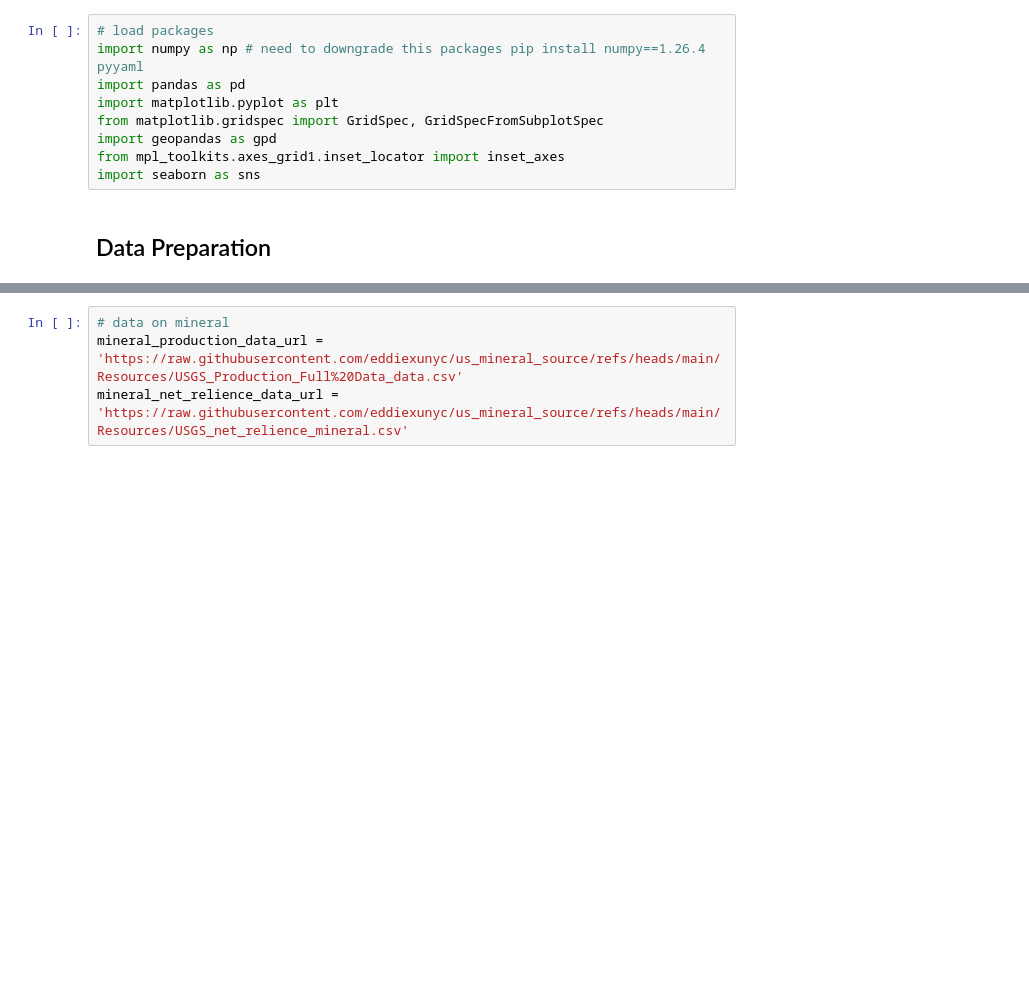
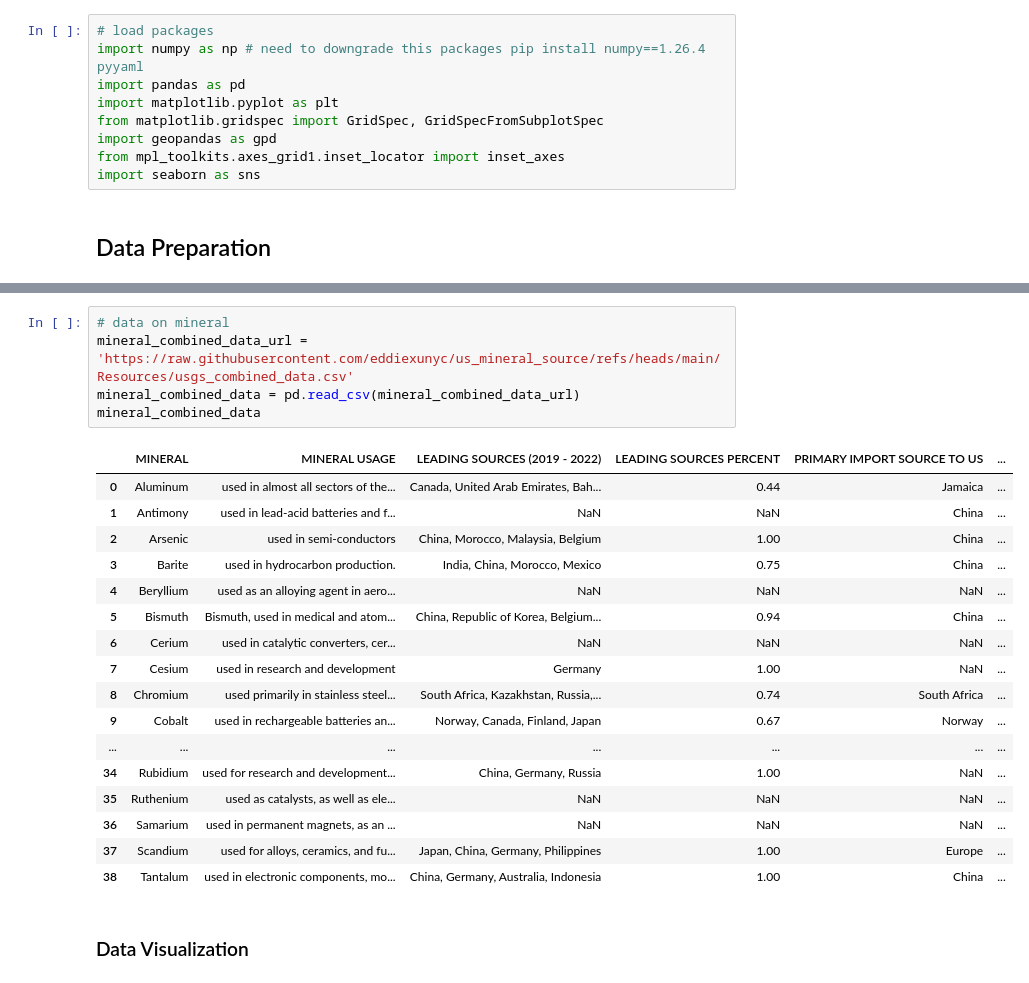
Before and after one commit to eddiexunyc/us_mineral_source, a Jupyter notebook: DATA608_Assignment_7_Eddie_Xu.ipynb, the cells around one changed output, grey strips where cells are left out. Drawn from its saved outputs; the diff is of its cells as text; blank space fills up the shorter version.

```diff
--- a/DATA608_Assignment_7_Eddie_Xu.ipynb
+++ b/DATA608_Assignment_7_Eddie_Xu.ipynb
@@ -89,4 +16,25 @@ list_mineral
 # %%
 # data on mineral
-mineral_production_data_url = 'https://raw.githubusercontent.com/eddiexunyc/us_mineral_source/refs/heads/main/Resources/USGS_Production_Full%20Data_data.csv'
-mineral_net_relience_data_url = 'https://raw.githubusercontent.com/eddiexunyc/us_mineral_source/refs/heads/main/Resources/USGS_net_relience_mineral.csv'
+mineral_combined_data_url = 'https://raw.githubusercontent.com/eddiexunyc/us_mineral_source/refs/heads/main/Resources/usgs_combined_data.csv'
+mineral_combined_data = pd.read_csv(mineral_combined_data_url)
+mineral_combined_data
+# %% [output]
+|  | MINERAL | MINERAL USAGE | LEADING SOURCES (2019 - 2022) | LEADING SOURCES PERCENT | PRIMARY IMPORT SOURCE TO US | ... |
+| 0 | Aluminum | used in almost all sectors of the... | Canada, United Arab Emirates, Bah... | 0.44 | Jamaica | ... |
+| 1 | Antimony | used in lead-acid batteries and f... | NaN | NaN | China | ... |
+| 2 | Arsenic | used in semi-conductors | China, Morocco, Malaysia, Belgium | 1.00 | China | ... |
+| 3 | Barite | used in hydrocarbon production. | India, China, Morocco, Mexico | 0.75 | China | ... |
+| 4 | Beryllium | used as an alloying agent in aero... | NaN | NaN | NaN | ... |
+| 5 | Bismuth | Bismuth, used in medical and atom... | China, Republic of Korea, Belgium... | 0.94 | China | ... |
+| 6 | Cerium | used in catalytic converters, cer... | NaN | NaN | NaN | ... |
+| 7 | Cesium | used in research and development | Germany | 1.00 | NaN | ... |
+| 8 | Chromium | used primarily in stainless steel... | South Africa, Kazakhstan, Russia,... | 0.74 | South Africa | ... |
+| 9 | Cobalt | used in rechargeable batteries an... | Norway, Canada, Finland, Japan | 0.67 | Norway | ... |
+| ... | ... | ... | ... | ... | ... | ... |
+| 34 | Rubidium | used for research and development... | China, Germany, Russia | 1.00 | NaN | ... |
+| 35 | Ruthenium | used as catalysts, as well as ele... | NaN | NaN | NaN | ... |
+| 36 | Samarium | used in permanent magnets, as an ... | NaN | NaN | NaN | ... |
+| 37 | Scandium | used for alloys, ceramics, and fu... | Japan, China, Germany, Philippines | 1.00 | Europe | ... |
+| 38 | Tantalum | used in electronic components, mo... | China, Germany, Australia, Indonesia | 1.00 | China | ... |
+# %% [markdown]
+### Data Visualization
```
Also changed, not shown: parts of 2 cells of this notebook.
